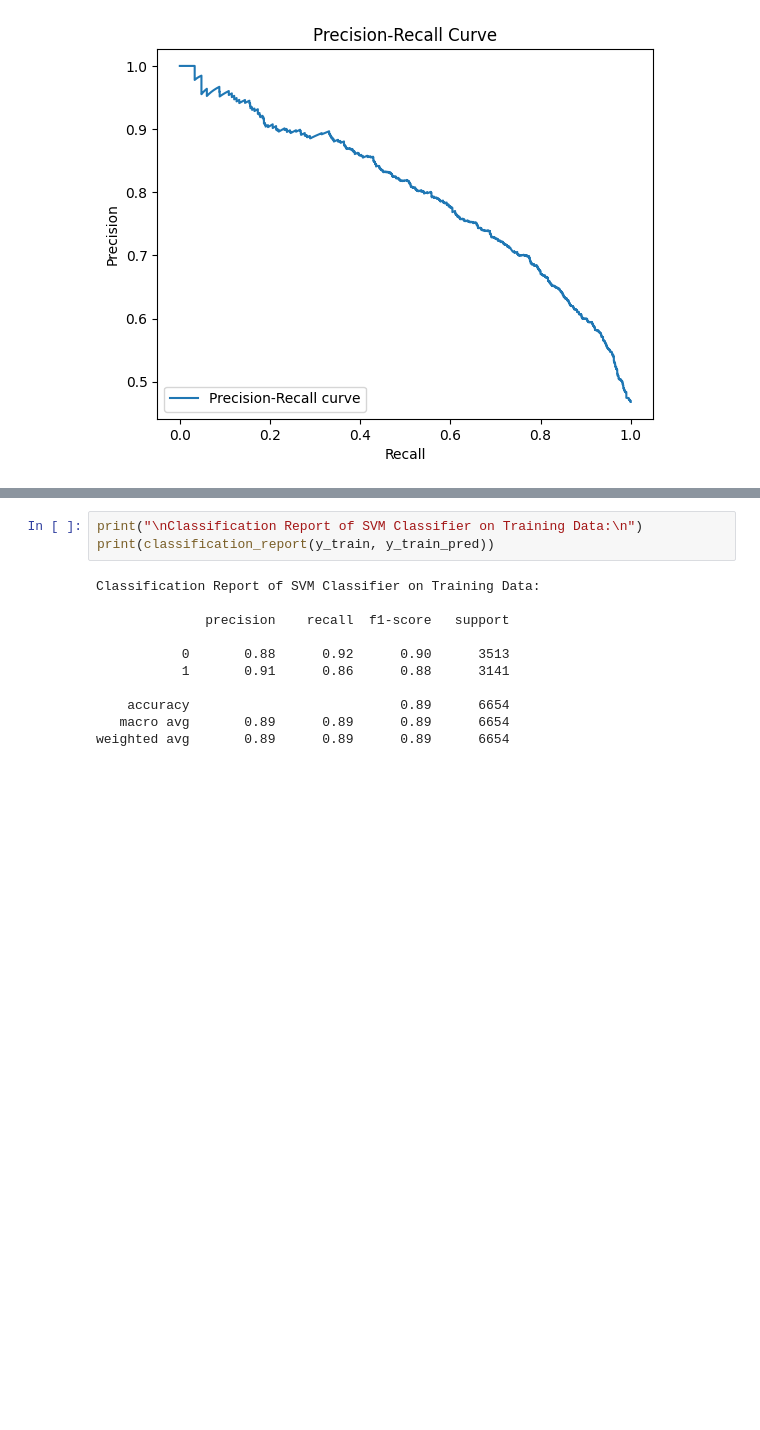
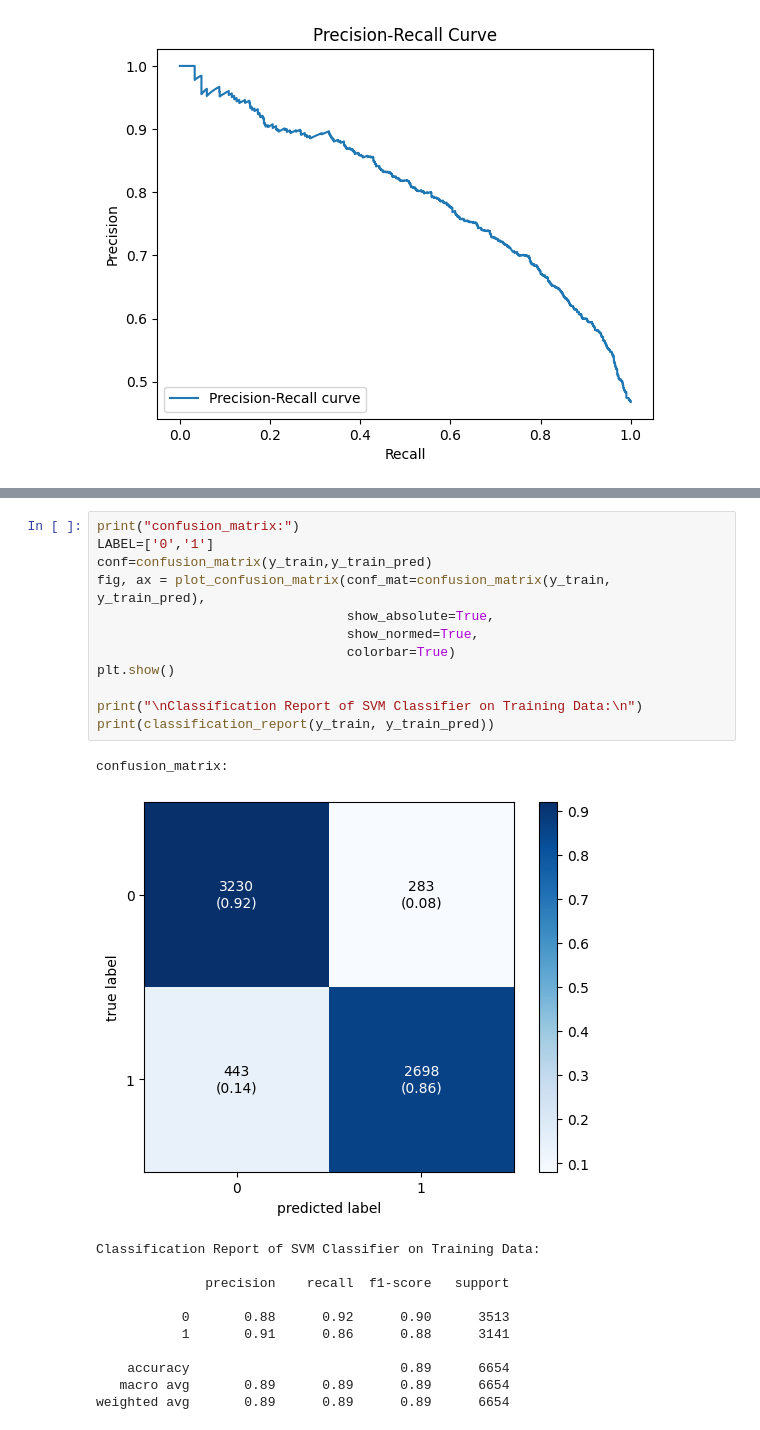
Before and after one commit to Tolskiee/ThesisFiles, a Jupyter notebook: ThesisLogic.ipynb, the cells around one changed output, grey strips where cells are left out. Drawn from its saved outputs; the diff is of its cells as text; blank space fills up the shorter version.

```diff
--- a/ThesisLogic.ipynb
+++ b/ThesisLogic.ipynb
@@ -782,17 +807,28 @@ plt.show()
 # %%
+print("confusion_matrix:")
+LABEL=['0','1']
+conf=confusion_matrix(y_train,y_train_pred)
+fig, ax = plot_confusion_matrix(conf_mat=confusion_matrix(y_train, y_train_pred),
+                                show_absolute=True,
+                                show_normed=True,
+                                colorbar=True)
+plt.show()
+
 print("\nClassification Report of SVM Classifier on Training Data:\n")
 print(classification_report(y_train, y_train_pred))
 # %% [output]
-Classification Report of SVM Classifier on Training Data:
-
-              precision    recall  f1-score   support
-
-           0       0.88      0.92      0.90      3513
-           1       0.91      0.86      0.88      3141
-
-    accuracy                           0.89      6654
-   macro avg       0.89      0.89      0.89      6654
-weighted avg       0.89      0.89      0.89      6654
+confusion_matrix:
+[figure, added]
+Classification Report of SVM Classifier on Training Data:
+
+              precision    recall  f1-score   support
+
+           0       0.88      0.92      0.90      3513
+           1       0.91      0.86      0.88      3141
+
+    accuracy                           0.89      6654
+   macro avg       0.89      0.89      0.89      6654
+weighted avg       0.89      0.89      0.89      6654
 # %%
 import string
 import re
```
Also changed, not shown: parts of 7 cells of this notebook, 2 other files.
